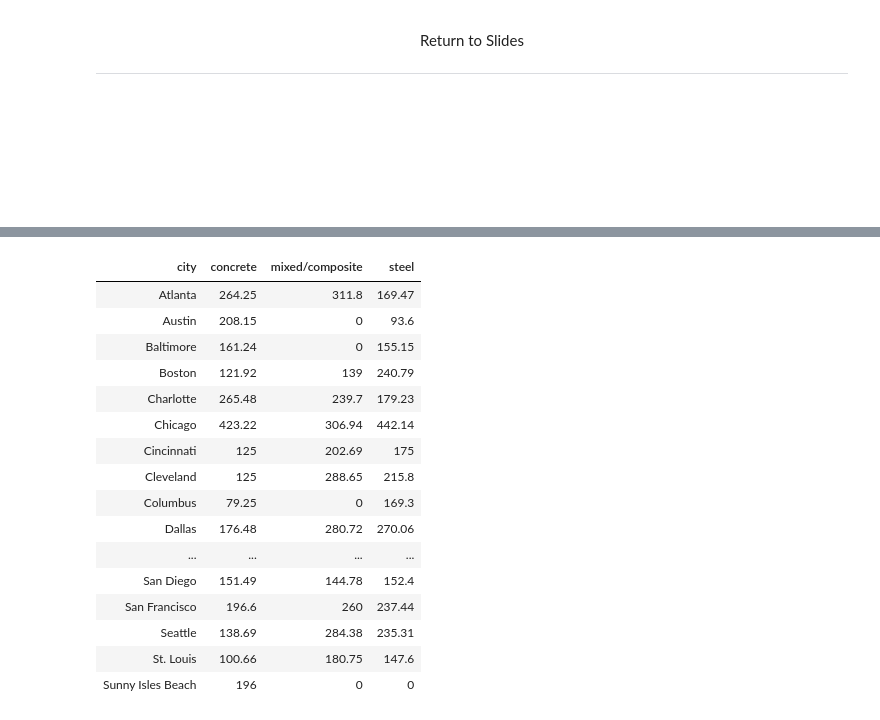
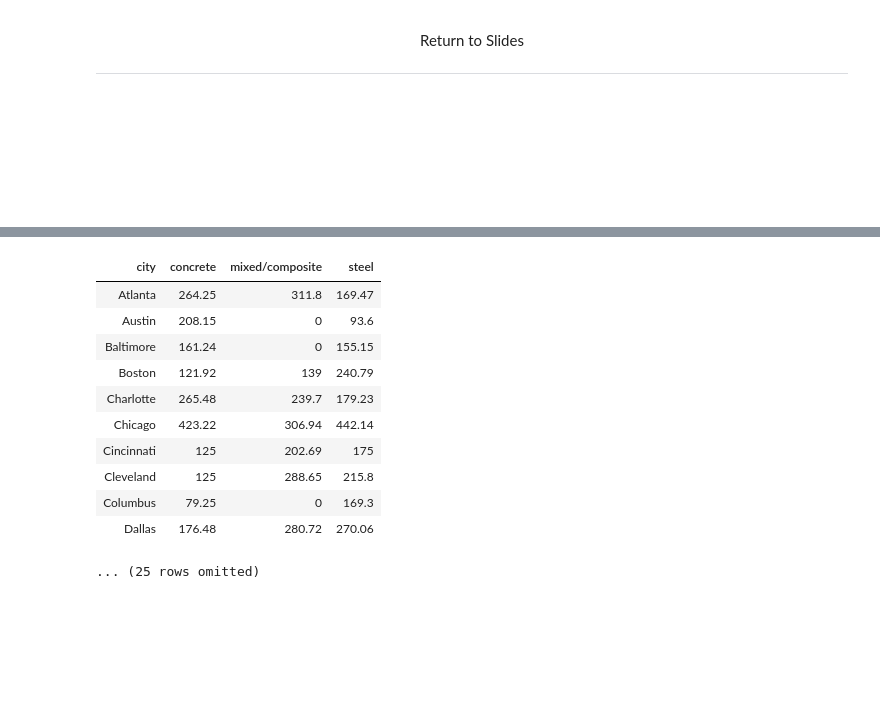
Before and after one commit to data-8/materials-sp23, a Jupyter notebook: lec/lec11.ipynb, the cells around one changed output, grey strips where cells are left out. Cells and saved outputs as stored; diff of their text form; code cells hidden in the pictures; blank space fills up the shorter version.

```diff
--- a/lec/lec11.ipynb
+++ b/lec/lec11.ipynb
@@ -450,9 +480,13 @@ drinks.join('Cafe', drinks, 'Cafe')
 # Version 2.0.0, created 3/22/2016
 # https://corgis-edu.github.io/corgis/csv/skyscrapers/
 
-sky = Table.read_table('skyscrapers.csv')
-sky = (sky.with_column('age', 2022 - sky.column('completed'))
-          .drop('completed'))
-sky.show(3)
+this_year = 2023
+sky = Table.read_table("skyscrapers.csv")
+sky = (
+    sky
+    .with_column("age", this_year - sky.column("completed"))
+    .drop("completed")
+)
+sky
 # %% [output]
 | name | material | city | height | age |
@@ -485,21 +508,16 @@ sky.select('material', 'city', 'height').group(['city', 'material'], collect=max
 # %%
-sky_p = sky.pivot('material', 'city', values='height', collect=max)
-sky_p.show()
+tall_pivot = sky.pivot("material", "city", "height", max)
+tall_pivot
 # %% [output]
 | city | concrete | mixed/composite | steel |
 | Atlanta | 264.25 | 311.8 | 169.47 |
 | Austin | 208.15 | 0 | 93.6 |
 | Baltimore | 161.24 | 0 | 155.15 |
 | Boston | 121.92 | 139 | 240.79 |
 | Charlotte | 265.48 | 239.7 | 179.23 |
 | Chicago | 423.22 | 306.94 | 442.14 |
 | Cincinnati | 125 | 202.69 | 175 |
 | Cleveland | 125 | 288.65 | 215.8 |
 | Columbus | 79.25 | 0 | 169.3 |
 | Dallas | 176.48 | 280.72 | 270.06 |
-| ... | ... | ... | ... |
-| San Diego | 151.49 | 144.78 | 152.4 |
-| San Francisco | 196.6 | 260 | 237.44 |
-| Seattle | 138.69 | 284.38 | 235.31 |
-| St. Louis | 100.66 | 180.75 | 147.6 |
-| Sunny Isles Beach | 196 | 0 | 0 |
+... (25 rows omitted)
```
Also changed, not shown: parts of 30 cells of this notebook.
